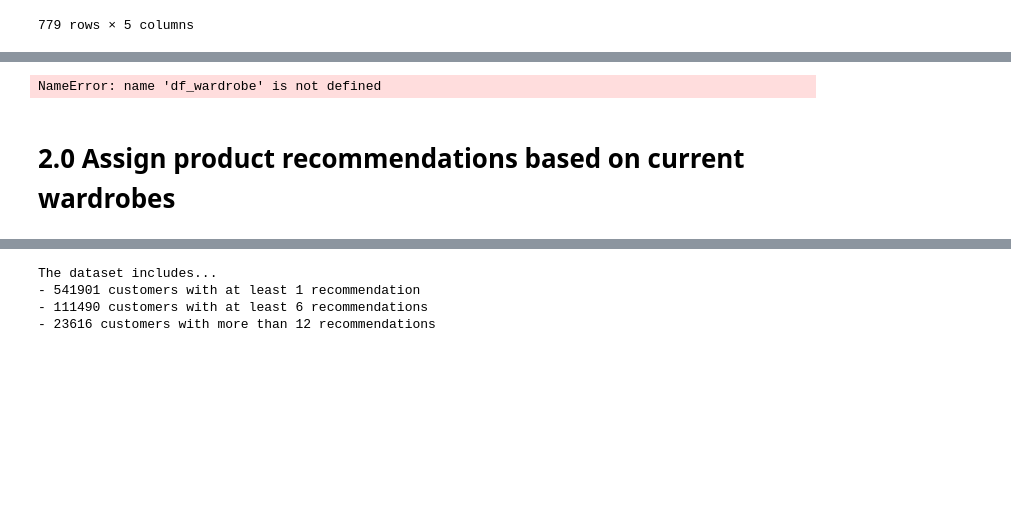
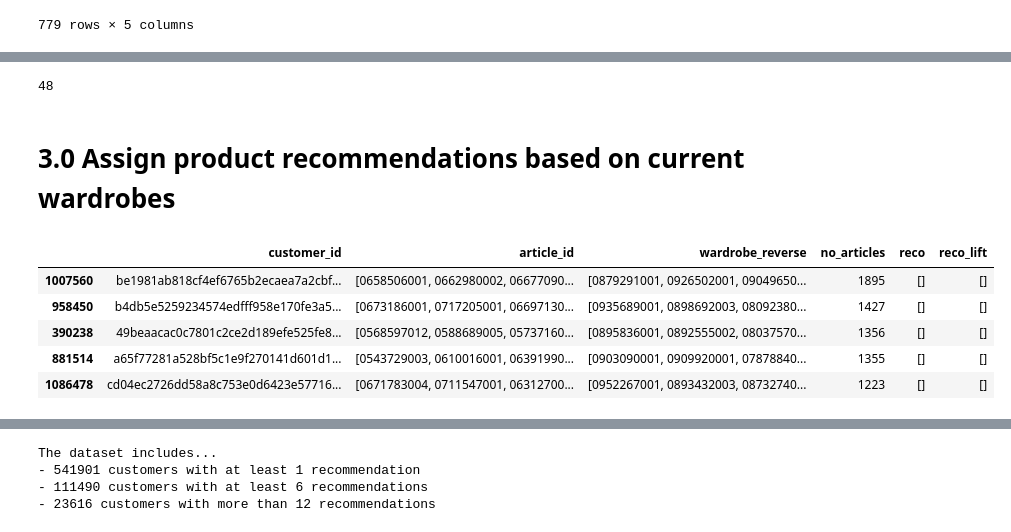
Before and after one commit to theflyingd/fashion-recommender, a Jupyter notebook: notebooks/Marketbasket_Analysis_Build_recommendations_CMM.ipynb, the cells around one changed output, grey strips where cells are left out. Cells and saved outputs as stored; diff of their text form; code cells hidden in the pictures; blank space fills up the shorter version.

```diff
--- a/notebooks/Marketbasket_Analysis_Build_recommendations_CMM.ipynb
+++ b/notebooks/Marketbasket_Analysis_Build_recommendations_CMM.ipynb
@@ -65,16 +77,28 @@ df_wardrobe.sort_values('no_articles', ascending=False, inplace=True)
 df_sample = df_wardrobe.copy()
 # %%
 # Clear memory
-del [[df_wardrobe]]
+del [[df_trans,df_trans_red, df_trans_train, df_wardrobe]]
 
 gc.collect()
 # %% [output]
-NameError: name 'df_wardrobe' is not defined
+48
 # %% [markdown]
-# 2.0 Assign product recommendations based on current wardrobes
+# 3.0 Assign product recommendations based on current wardrobes
 # %%
 # Generate empty column for recommendation
 df_sample['reco'] = df_sample.apply(lambda x: [], axis=1)
+
+# Generate empty column for recommendation including lift:
+df_sample['reco_lift'] = df_sample.apply(lambda x: [], axis=1)
+
+df_sample.head()
+# %% [output]
+|  | customer_id | article_id | wardrobe_reverse | no_articles | reco | reco_lift |
+| 1007560 | be1981ab818cf4ef6765b2ecaea7a2cbf... | [0658506001, 0662980002, 06677090... | [0879291001, 0926502001, 09049650... | 1895 | [] | [] |
+| 958450 | b4db5e5259234574edfff958e170fe3a5... | [0673186001, 0717205001, 06697130... | [0935689001, 0898692003, 08092380... | 1427 | [] | [] |
+| 390238 | 49beaacac0c7801c2ce2d189efe525fe8... | [0568597012, 0588689005, 05737160... | [0895836001, 0892555002, 08037570... | 1356 | [] | [] |
+| 881514 | a65f77281a528bf5c1e9f270141d601d1... | [0543729003, 0610016001, 06391990... | [0903090001, 0909920001, 07878840... | 1355 | [] | [] |
+| 1086478 | cd04ec2726dd58a8c753e0d6423e57716... | [0671783004, 0711547001, 06312700... | [0952267001, 0893432003, 08732740... | 1223 | [] | [] |
 # %%
 # Append consequents as list
 # Info: needed 186 minutes for wardrobes between 2-20 products.
```
Also changed, not shown: parts of 25 cells of this notebook, 2 other files.
